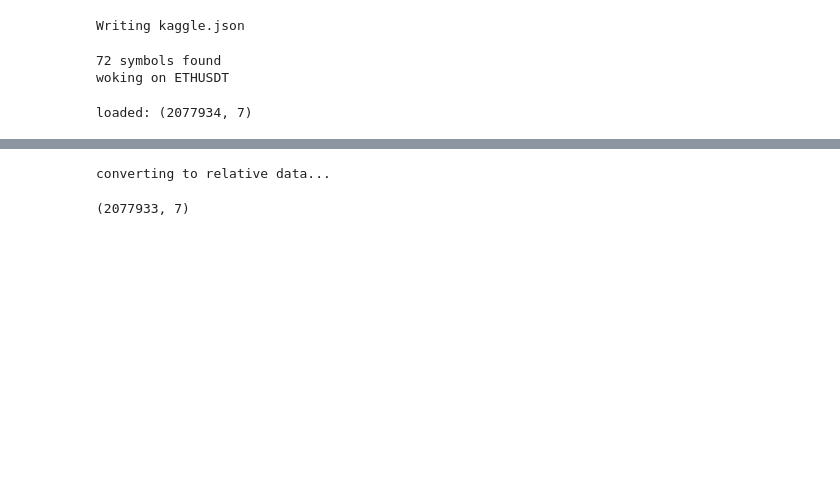
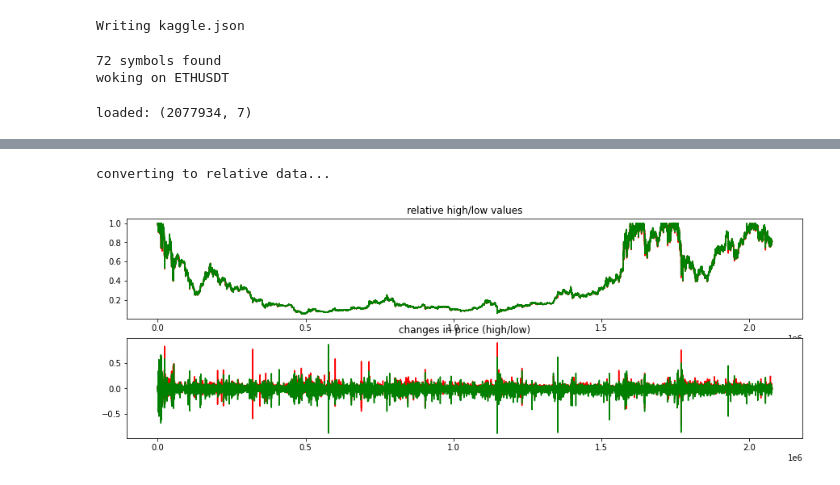
Before and after one commit to dercodeKoenig/colab-KI, a Jupyter notebook: cyforecast.ipynb, the cells around one changed output, grey strips where cells are left out. Cells and saved outputs as stored; diff of their text form; code cells hidden in the pictures; blank space fills up the shorter version.

```diff
--- a/cyforecast.ipynb
+++ b/cyforecast.ipynb
@@ -51,28 +69,49 @@ all_time_high: 10/11/2021 with 4868.00000000
 npd_relative = []
 print("converting to relative data...")
 
+prices_relative_to_ath_max = []
+prices_relative_to_ath_min = []
+
+relative_price_changes_max = []
+relative_price_changes_min = []
 
 for i in tqdm(range(npd.shape[0]-1)):
     #changes
-    price_open  = (float(npd[i+1][2])-float(npd[i][2]))/float(npd[i][2])
-    price_high  = (float(npd[i+1][3])-float(npd[i][3]))/float(npd[i][3])
-    price_low   = (float(npd[i+1][4])-float(npd[i][4]))/float(npd[i][4])
-    price_close = (float(npd[i+1][5])-float(npd[i][5]))/float(npd[i][5])
+    price_open  = (float(npd[i+1][2])-float(npd[i][2]))/float(npd[i][2])*10
+    price_high  = (float(npd[i+1][3])-float(npd[i][3]))/float(npd[i][3])*10
+    price_low   = (float(npd[i+1][4])-float(npd[i][4]))/float(npd[i][4])*10
+    price_close = (float(npd[i+1][5])-float(npd[i][5]))/float(npd[i][5])*10
     volume = 0
     if float(npd[i][6]) > 0:
         volume = (float(npd[i+1][6])-float(npd[i][6]))/float(npd[i][6])
 
     #max/min price in price / ath
-    price_relative_ath_max = float(npd[i+1][3]) / all_time_high
-    price_relative_ath_min = float(npd[i+1][4]) / all_time_high
+    price_relative_ath_max = float(npd[i+1][3]) / all_time_high[i]
+    price_relative_ath_min = float(npd[i+1][4]) / all_time_high[i]
+
+    prices_relative_to_ath_max.append(price_relative_ath_max)
+    prices_relative_to_ath_min.append(price_relative_ath_min)
+    relative_price_changes_min.append(price_high)
+    relative_price_changes_max.append(price_low)
 
     npd_relative.append((price_open, price_high, price_low, price_close, volume, price_relative_ath_max, price_relative_ath_min))
 
 npd = np.array(npd_relative,dtype="float32")
-print(npd.shape)
 # %% [output]
 converting to relative data...
-(2077933, 7)
+# %%
+fig, (ax1,ax2) = plt.subplots(2,1, figsize=(15,5))
+ax1.set_title("relative high/low values")
+ax1.plot(prices_relative_to_ath_min, color="red")
+ax1.plot(prices_relative_to_ath_max, color="green")
+
+ax2.set_title("changes in price (high/low)")
+ax2.plot(relative_price_changes_min, color="red")
+ax2.plot(relative_price_changes_max, color="green")
+
+fig.show()
+# %% [output]
+[figure, added]
 # %%
 def unpack_batch(batch):
     X=[]
```
Also changed, not shown: parts of 15 cells of this notebook.
